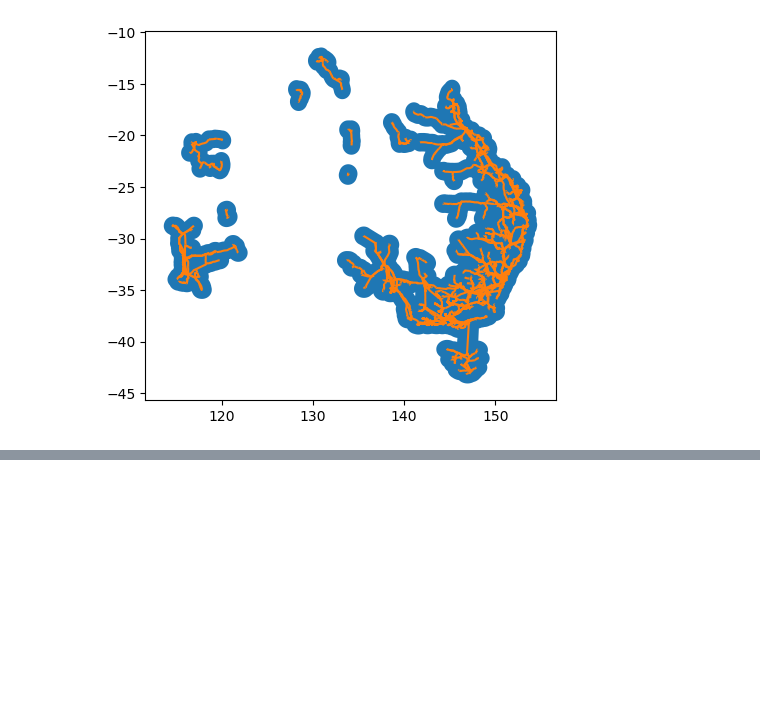
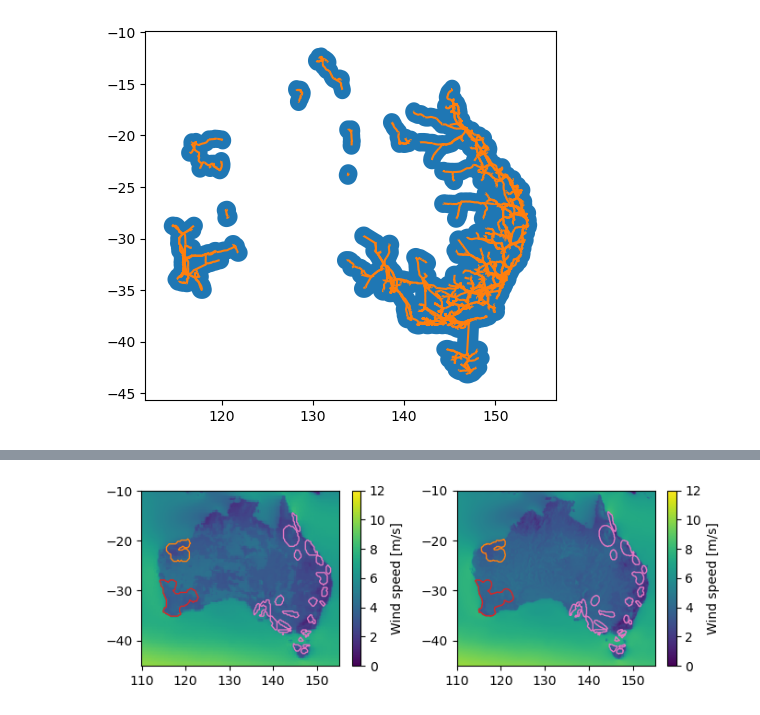
Before and after one commit to dougrichardson/wind_drought, a Jupyter notebook: 05_grid_masks.ipynb, the cells around one changed output, grey strips where cells are left out. Cells and saved outputs as stored; diff of their text form; code cells hidden in the pictures; blank space fills up the shorter version.

Commit message:
Plot and write masks

```diff
--- a/05_grid_masks.ipynb
+++ b/05_grid_masks.ipynb
@@ -276,0 +343,46 @@ era5_swis_mask = get_swis_mask(
+# %%
+barraR2_10m = xr.open_mfdataset(
+    glob.glob(FILEPATH + "BARRA-R2/wss*")
+)["wss"]
+# %%
+barraR2_10m_mean = barraR2_10m.mean("time").compute()
+# %%
+def plot_regions(ax, da, masks):
+    """
+    Plot array with regions outlined
+
+    ax: axes
+    da: array, data to plot
+    masks: list of arrays, binary arrays to contour around
+    """
+    colors = ["tab:pink", "tab:orange", "tab:red"]
+
+    im = ax.pcolormesh(da.lon, da.lat, da, vmin=0, vmax=12)
+    plt.colorbar(im, ax=ax, label='Wind speed [m/s]')
+
+    for mask, color in zip(masks, colors):
+        # add contour outline where mask = 1
+        mask = xr.where(mask.notnull(), 1, 0)
+        ax.contour(
+            da.lon,
+            da.lat,
+            mask,
+            levels=[0.5],
+            colors=color,
+            linewidths=1
+        )
+# %%
+fig, ax = plt.subplots(1, 2, figsize=(7,2.5))
+plot_regions(
+    ax[0],
+    era5_10m_mean,
+    [era5_grid_mask.wind_2050.sel(grid="NEM"), era5_nwis_mask, era5_swis_mask]
+)
+plot_regions(
+    ax[1],
+    barraR2_10m_mean,
+    [barraR2_grid_mask.wind_2050.sel(grid="NEM"), barraR2_nwis_mask, barraR2_swis_mask]
+)
+plt.tight_layout()
+# %% [output]
+[figure, added]
```
Also changed, not shown: parts of 30 cells of this notebook.
